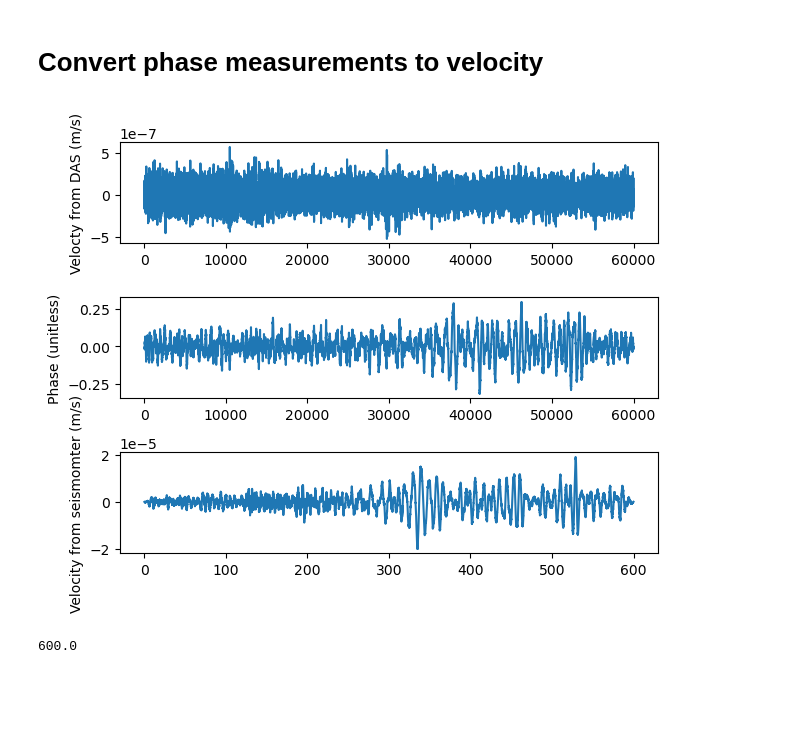
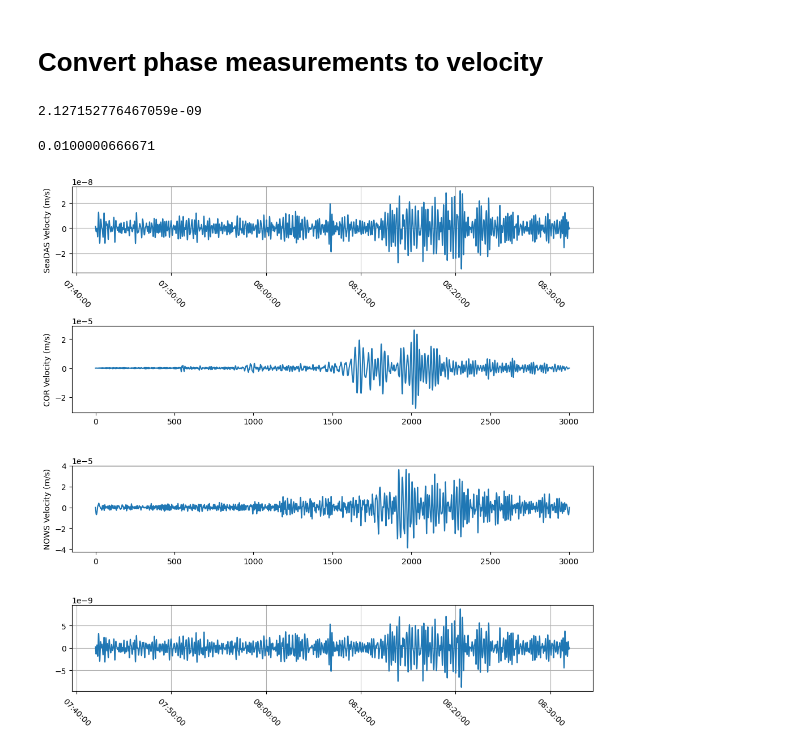
Before and after one commit to bradlipovsky/das-stuff, a Jupyter notebook: seadasn-teleseisms.ipynb, the cells around one changed output. Drawn from its saved outputs; the diff is of its cells as text; code cells hidden in the pictures; blank space fills up the shorter version.

```diff
--- a/seadasn-teleseisms.ipynb
+++ b/seadasn-teleseisms.ipynb
@@ -215,7 +236,7 @@ if nchan < 200: # at 200, takes 172s to run
 
     fig,ax=plt.subplots()
     plt.imshow(my_rho)
-    ax.plot( np.sum(my_rho,axis=1) )
+    ax.plot( np.mean(my_rho,axis=1) )
     ax.set_title('Sum of correlations along an axis')
     plt.tight_layout()
     plt.show()
@@ -250,2 +272,3 @@ The Channel with the highest xcor: 4
 # %%
-exx_cc = np.mean( data_filt[:,(np.sum(my_rho,axis=1) > 0.15).flatten()]  ,axis=1)
+data_filt_good_channels = data_filt[:,(np.mean(my_rho,axis=1) > 0.7).flatten()]
+exx_cc = np.mean( data_filt_good_channels  ,axis=1)
@@ -259,33 +289,58 @@ xg = 10
 psi = 0.79
 lmbda = 1550e-9
 factor = lmbda / 4/np.pi / nc/xg/psi * dphi
+print(factor)
+# %% [output]
+2.127152776467059e-09
 # %%
 # Integrate strain to get displacement
-channel_spacing = 6.28
-ux = np.mean(np.cumsum(data_filt,axis=1),axis=1) * channel_spacing
+ux_all = factor * np.cumsum(data_filt_good_channels,axis=1) * xg
+ux = factor * np.mean(np.cumsum(data_filt_good_channels,axis=1),axis=1) * xg
 # %%
 # Take time derivative of displacement to get velocity
-vx = np.gradient(ux, np.linspace(0,60*number_of_files,len(ux)))
+tmax = 60*number_of_files
+t_vec = np.linspace(0,tmax,len(ux))
+dt = t_vec[1] - t_vec[0]
+print(dt)
+vx = np.gradient(ux, dt)
+vx_all = np.gradient(ux_all, dt,axis=0)
+vx_same = np.mean(vx_all,axis=1)
+# %% [output]
+0.0100000666671
 # %%
-plt.subplots(3,1)
-plt.subplot(3,1,1)
-plt.plot(vx*factor)
-plt.ylabel('Velocty from DAS (m/s)')
+fig,axs = plt.subplots(3,1,figsize=(10,10))
 
-plt.subplot(3,1,2)
-plt.plot(exx_cc)
-plt.ylabel('Phase (unitless)')
+ax = plt.subplot(4,1,1)
+plt.plot(dates,vx)
+plt.ylabel('SeaDAS Velocty (m/s)')
+ax.xaxis_date()
+date_format = mdates.DateFormatter('%H:%M:%S')
+ax.xaxis.set_major_formatter(date_format)
+ax.tick_params(axis='x', labelrotation = -45)
+plt.grid()
 
-plt.subplot(3,1,3)
+plt.subplot(4,1,2)
+# plt.plot(exx_cc)
+# plt.ylabel('Phase (unitless)')
+for tr in st2:
+    plt.plot(tr.times(),tr.data)
+fig.patch.set_facecolor('w')
+plt.ylabel('COR Velocity (m/s)')
+
+plt.subplot(4,1,3)
 for tr in st:
     plt.plot(tr.times(),tr.data)
-plt.ylabel('Velocity from seismomter (m/s)')
+plt.ylabel('NOWS Velocity (m/s)')
+
+ax=plt.subplot(4,1,4)
+ax.plot(dates,vx_all[:,1])
+ax.xaxis_date()
+date_format = mdates.DateFormatter('%H:%M:%S')
+ax.xaxis.set_major_formatter(date_format)
+ax.tick_params(axis='x', labelrotation = -45)
+plt.grid()
 
 plt.tight_layout()
 plt.show()
 # %% [output]
-[figure, old version]
+[figure, new version]
-# %%
-t2-t1
-# %% [output]
-600.0
```
Also changed, not shown: parts of 12 cells of this notebook.
